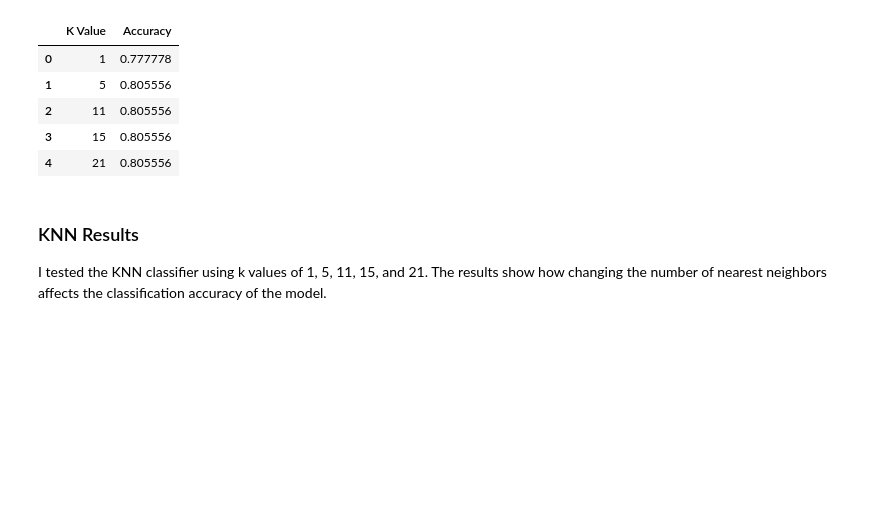
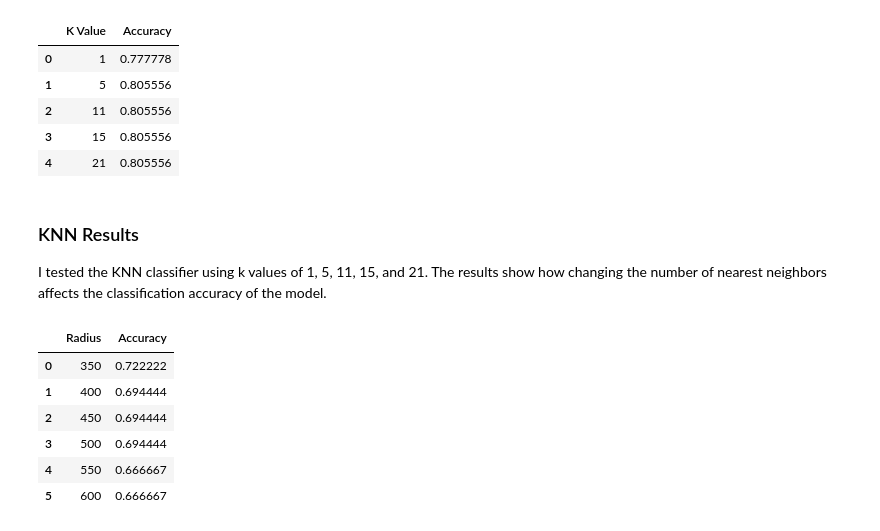
Before and after one commit to elkana-m/CS-634, a Jupyter notebook: lab2/lab2.ipynb, the cells around one changed output. Drawn from its saved outputs; the diff is of its cells as text; code cells hidden in the pictures; blank space fills up the shorter version.

```diff
--- a/lab2/lab2.ipynb
+++ b/lab2/lab2.ipynb
@@ -106,3 +106,34 @@ knn_results
 # %% [markdown]
 ### KNN Results
 I tested the KNN classifier using k values of 1, 5, 11, 15, and 21. The results show how changing the number of nearest neighbors affects the classification accuracy of the model.
+# %%
+radius_values = [350, 400, 450, 500, 550, 600]
+rnn_accuracies = []
+
+for radius in radius_values:
+    rnn = RadiusNeighborsClassifier(
+        radius=radius,
+        outlier_label="most_frequent"
+    )
+
+    rnn.fit(X_train, y_train)
+
+    predictions = rnn.predict(X_test)
+    accuracy = accuracy_score(y_test, predictions)
+
+    rnn_accuracies.append(accuracy)
+
+rnn_results = pd.DataFrame({
+    "Radius": radius_values,
+    "Accuracy": rnn_accuracies
+})
+
+rnn_results
+# %% [output]
+|  | Radius | Accuracy |
+| 0 | 350 | 0.722222 |
+| 1 | 400 | 0.694444 |
+| 2 | 450 | 0.694444 |
+| 3 | 500 | 0.694444 |
+| 4 | 550 | 0.666667 |
+| 5 | 600 | 0.666667 |
```
Also changed, not shown: parts of 5 cells of this notebook.
